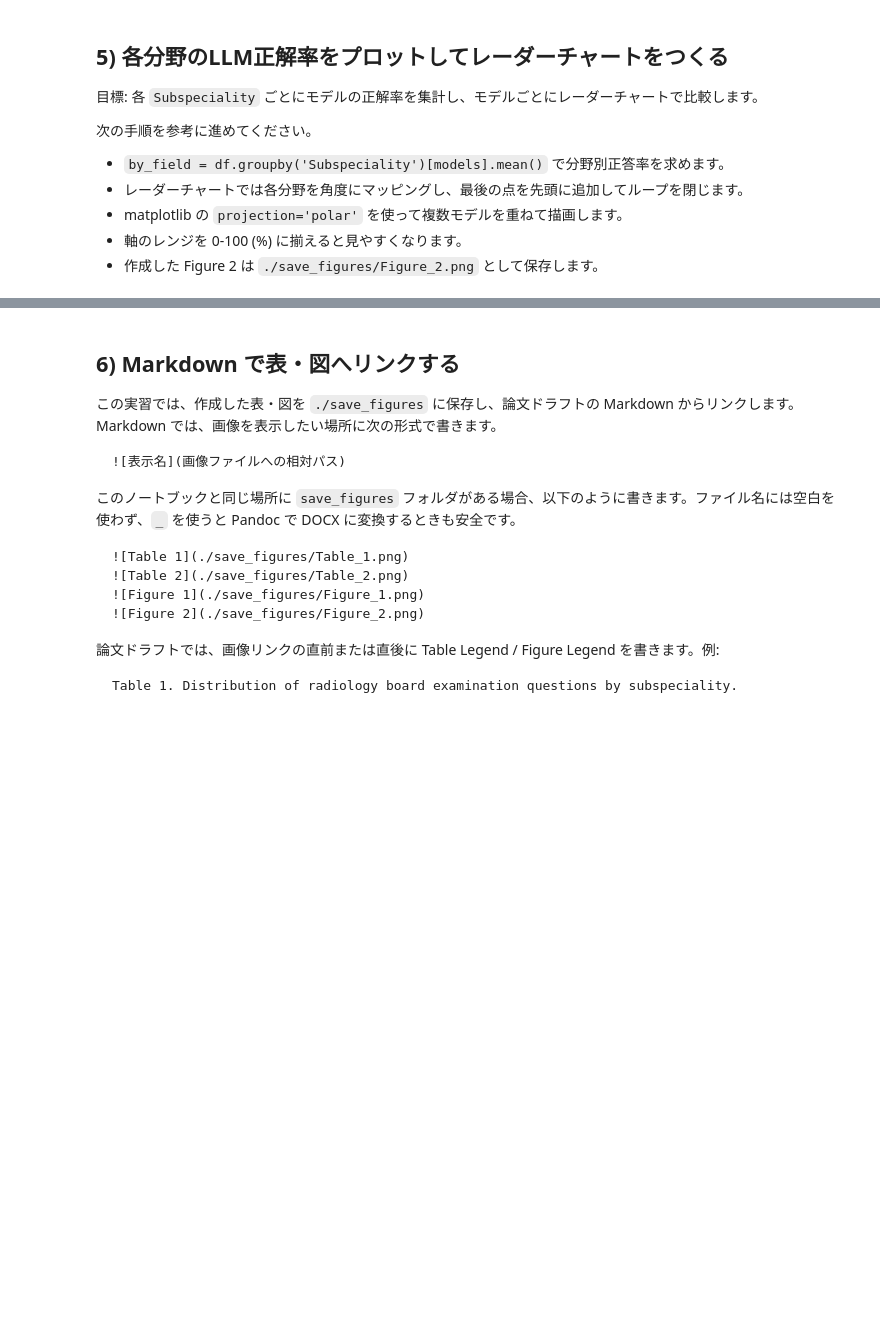
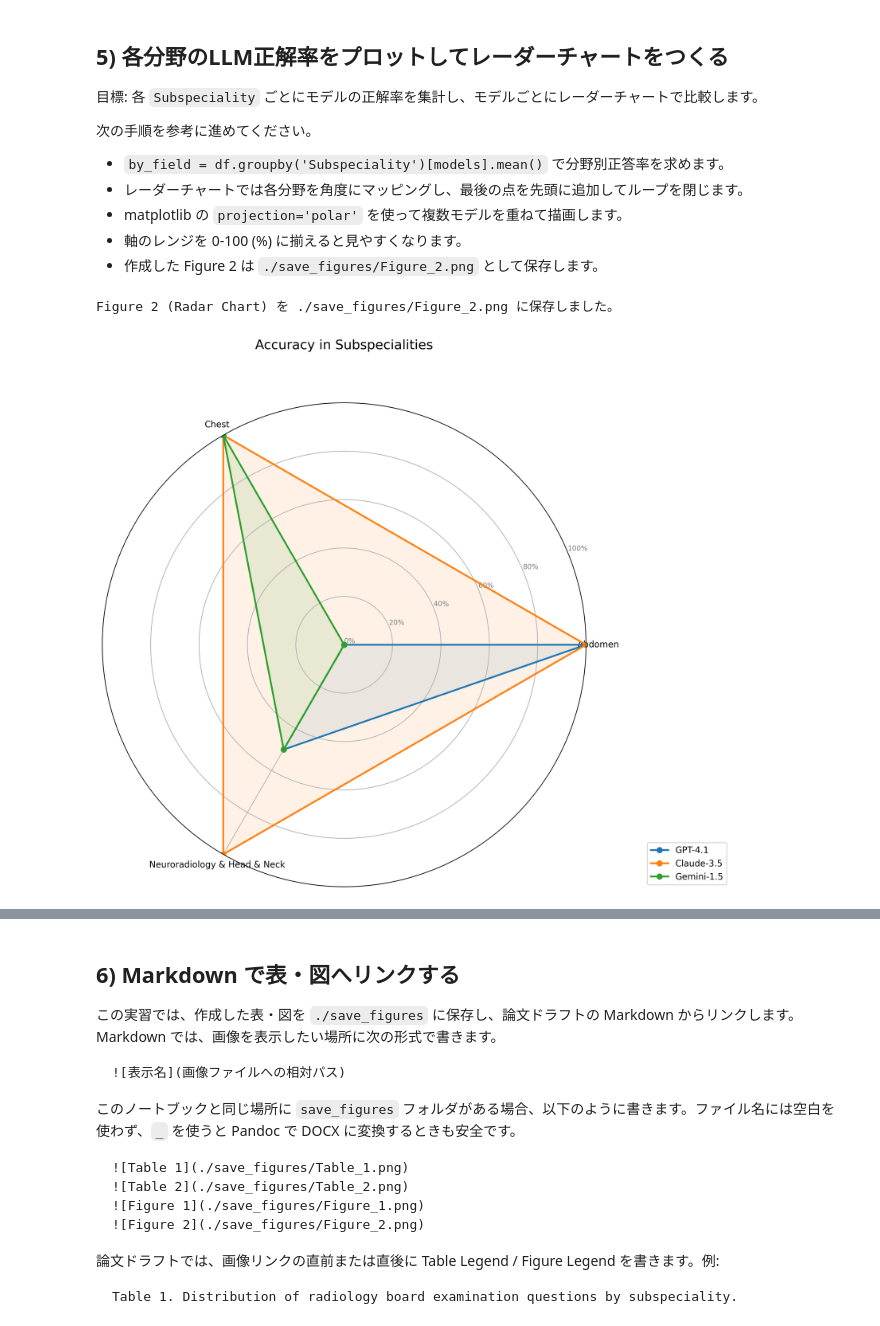
Before and after one commit to kouprix0507/To-do-list, a Jupyter notebook: notebooks/session02_materials_and_results.ipynb, the cells around one changed output, grey strips where cells are left out. Saved outputs shown, nothing was run; the diff lists cells and outputs as text; code cells hidden in the pictures; blank space fills up the shorter version.

```diff
--- a/notebooks/session02_materials_and_results.ipynb
+++ b/notebooks/session02_materials_and_results.ipynb
@@ -199,7 +366,67 @@ Gemini-1.5_ans    object
 # %%
 # TODO: 分野別 accuracy のレーダーチャート（Figure 2）を作成してください
 # ヒント: 角度配列を作成し、各モデルの分野別 accuracy を極座標で描画する
 # ヒント: 凡例・目盛りを整えて保存（保存先: ./save_figures/Figure_2.png）
+
+import numpy as np
+import matplotlib.pyplot as plt
+import os
+
+# 新たに os モジュールをインポート
+from IPython.display import Image, display # Image, display は既に定義されている可能性があるので、ここでは追加しない
+
+# 1) 分野別正答率の算出
+# correct_cols には各モデルの正解判定列(1/0)が入っている前提です
+correct_cols = [col for col in df.columns if col.endswith('_correct')]
+by_field = df.groupby('Subspeciality')[correct_cols].mean()
+
+# モデル名（凡例用）と分野名（軸ラベル用）
+# 'GPT-4.1_correct' のような列名から 'GPT-4.1' を抽出する
+models = [col.replace('_correct', '') for col in correct_cols]
+categories = by_field.index.tolist()
+N = len(categories)
+
+# 2) 角度の計算 (360度を分野数で分割)
+angles = [n / float(N) * 2 * np.pi for n in range(N)]
+angles += angles[:1]  # ループを閉じるために始点を追加
+
+# 3) プロットの作成
+fig, ax = plt.subplots(figsize=(10, 10), subplot_kw=dict(polar=True))
+
+# 各モデルごとにデータをプロット
+for i, model in enumerate(models):
+    values = by_field.iloc[:, i].tolist() # by_field から正しい列を選択
+    values += values[:1]  # ループを閉じる
+    ax.plot(angles, values, linewidth=2, linestyle='solid', label=model, marker='o')
+    ax.fill(angles, values, alpha=0.1) # 塗りつぶし（任意）
+
+# 4) 軸と目盛りの調整
+# x軸：分野名のラベル
+ax.set_xticks(angles[:-1])
+ax.set_xticklabels(categories, size=10)
+
+# y軸：正解率(0-100%)の目盛り
+ax.set_ylim(0, 1.0) # 0% - 100%
+ayticks_labels = ['0%', '20%', '40%', '60%', '80%', '100%']
+ayticks_values = np.linspace(0, 1, len(ayticks_labels))
+ax.set_yticks(ayticks_values)
+ax.set_yticklabels(ayticks_labels, color="grey", size=8)
+
+# タイトルと凡例
+plt.title('Accuracy in Subspecialities', size=15, y=1.1)
+plt.legend(loc='upper right', bbox_to_anchor=(1.3, 0.1))
+
+# 5) 保存
+os.makedirs('./save_figures', exist_ok=True)
+image_path = './save_figures/Figure_2.png'
+plt.savefig(image_path, dpi=300, bbox_inches='tight')
+plt.close() # プロットを閉じ、不要な図が表示されないようにする
+
+print("Figure 2 (Radar Chart) を ./save_figures/Figure_2.png に保存しました。")
+display(Image(filename=image_path))
+# %% [output]
+Figure 2 (Radar Chart) を ./save_figures/Figure_2.png に保存しました。
+[figure, added]
 # %% [markdown]
 ### Example: レーダーチャートの挿入例
 
```
Also changed, not shown: parts of 4 cells of this notebook.
